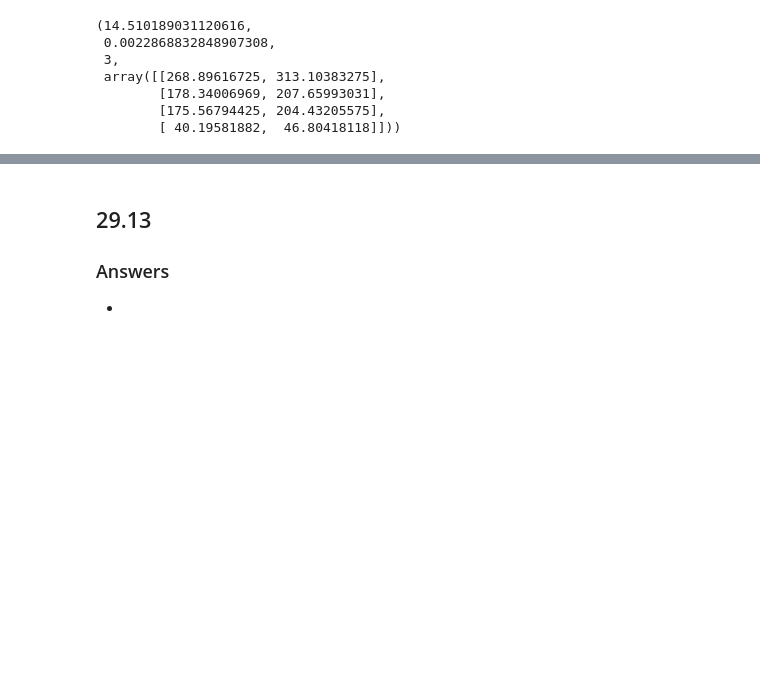
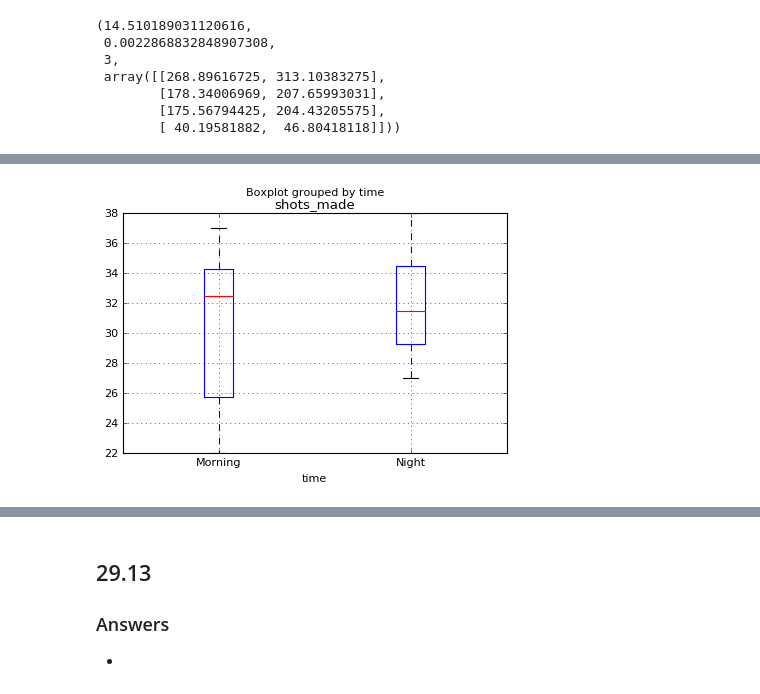
Before and after one commit to rickhaffey/stats-dvb, a Jupyter notebook: exercises/Chapter 29 - Exercises.ipynb, the cells around one changed output, grey strips where cells are left out. Saved outputs shown, nothing was run; the diff lists cells and outputs as text; code cells hidden in the pictures; blank space fills up the shorter version.

```diff
--- a/exercises/Chapter 29 - Exercises.ipynb
+++ b/exercises/Chapter 29 - Exercises.ipynb
@@ -80,0 +146,4 @@ stats.chi2_contingency(arr)
+# %%
+data.boxplot(column="shots_made", by="time");
+# %% [output]
+[figure, added]
```
Also changed, not shown: parts of 11 cells of this notebook.
